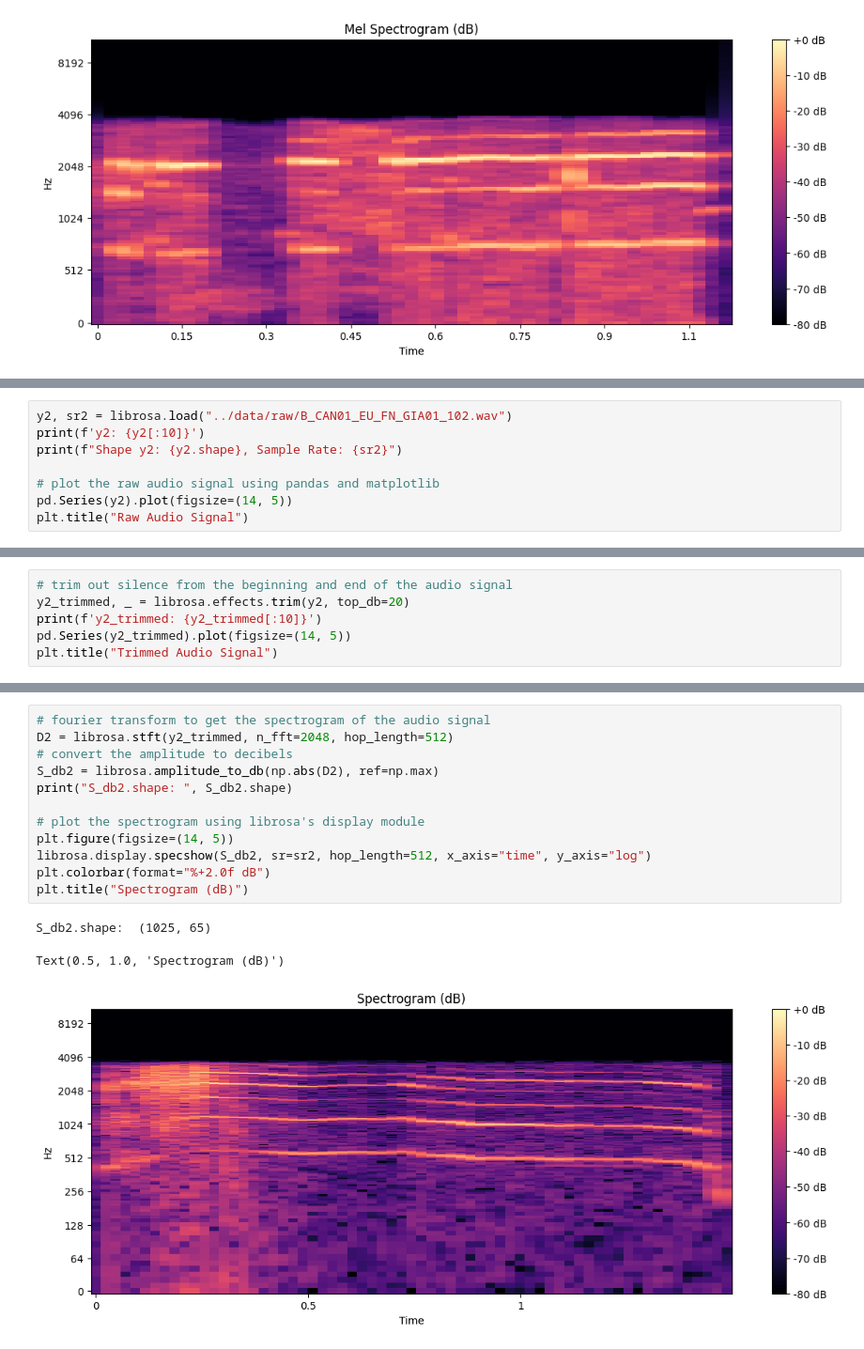
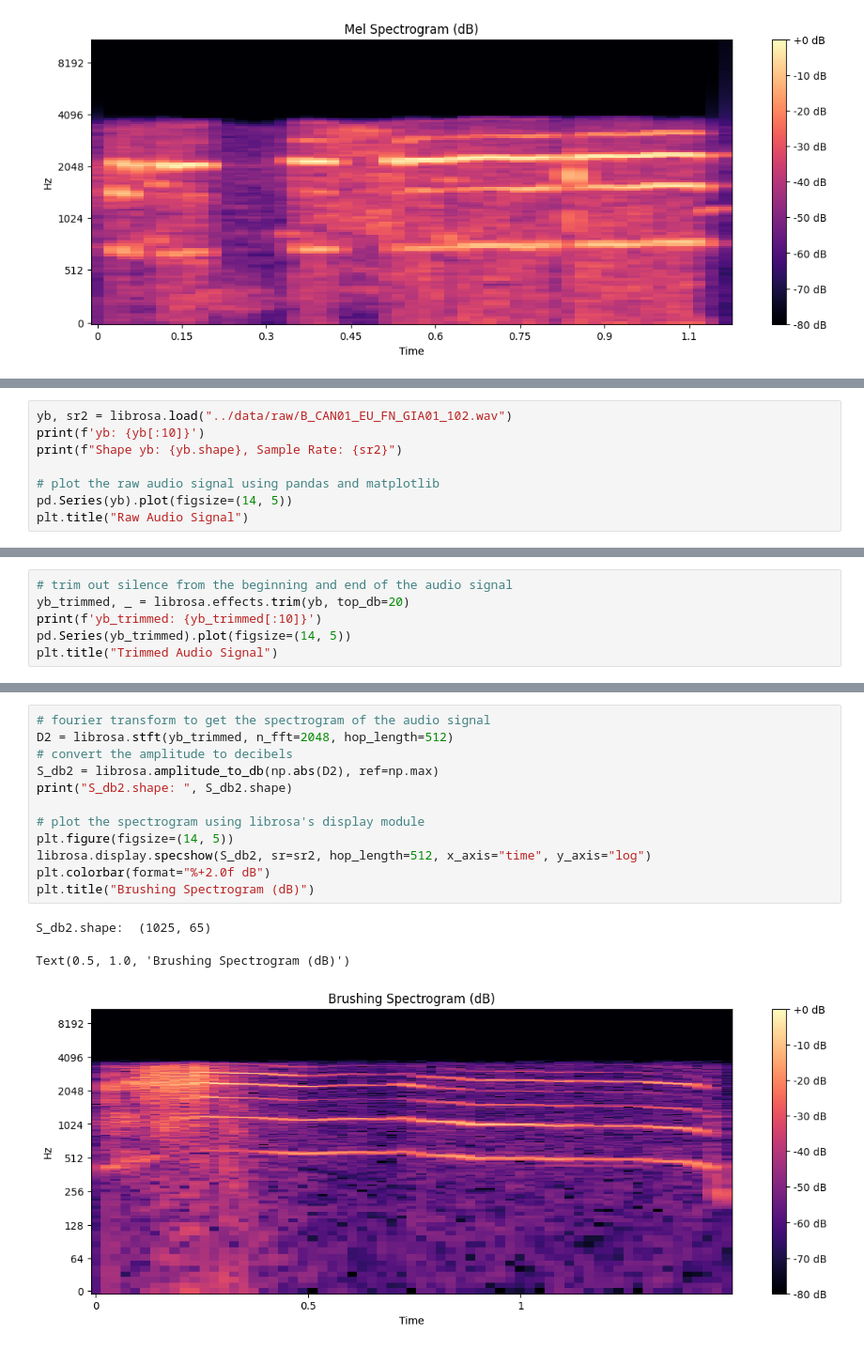
Before and after one commit to average-sushi-roll/cat-meow-classifier, a Jupyter notebook: notebooks/eda.ipynb, the cells around one changed output, grey strips where cells are left out. Shown at 94% size. Saved outputs shown, nothing was run; the diff lists cells and outputs as text.

```diff
--- a/notebooks/eda.ipynb
+++ b/notebooks/eda.ipynb
@@ -101,10 +106,10 @@ Text(0.5, 1.0, 'Mel Spectrogram (dB)')
 The first audio file was a bit low-quality, so I found a better quality audio clip from my dataset to analyze!
 # %%
-y2, sr2 = librosa.load("../data/raw/B_CAN01_EU_FN_GIA01_102.wav")
-print(f'y2: {y2[:10]}')
-print(f"Shape y2: {y2.shape}, Sample Rate: {sr2}")
+yb, sr2 = librosa.load("../data/raw/B_CAN01_EU_FN_GIA01_102.wav")
+print(f'yb: {yb[:10]}')
+print(f"Shape yb: {yb.shape}, Sample Rate: {sr2}")
 
 # plot the raw audio signal using pandas and matplotlib
-pd.Series(y2).plot(figsize=(14, 5))
+pd.Series(yb).plot(figsize=(14, 5))
 plt.title("Raw Audio Signal")
 # %% [output]
@@ -116,8 +121,8 @@ Text(0.5, 1.0, 'Raw Audio Signal')
 [figure]
 # %%
 # trim out silence from the beginning and end of the audio signal
-y2_trimmed, _ = librosa.effects.trim(y2, top_db=20)
-print(f'y2_trimmed: {y2_trimmed[:10]}')
-pd.Series(y2_trimmed).plot(figsize=(14, 5))
+yb_trimmed, _ = librosa.effects.trim(yb, top_db=20)
+print(f'yb_trimmed: {yb_trimmed[:10]}')
+pd.Series(yb_trimmed).plot(figsize=(14, 5))
 plt.title("Trimmed Audio Signal")
 # %% [output]
@@ -128,19 +133,19 @@ Text(0.5, 1.0, 'Trimmed Audio Signal')
 [figure]
 # %%
 # fourier transform to get the spectrogram of the audio signal
-D2 = librosa.stft(y2_trimmed, n_fft=2048, hop_length=512)
+D2 = librosa.stft(yb_trimmed, n_fft=2048, hop_length=512)
 # convert the amplitude to decibels
 S_db2 = librosa.amplitude_to_db(np.abs(D2), ref=np.max)
 print("S_db2.shape: ", S_db2.shape)
 
 # plot the spectrogram using librosa's display module
 plt.figure(figsize=(14, 5))
 librosa.display.specshow(S_db2, sr=sr2, hop_length=512, x_axis="time", y_axis="log")
 plt.colorbar(format="%+2.0f dB")
-plt.title("Spectrogram (dB)")
+plt.title("Brushing Spectrogram (dB)")
 # %% [output]
 S_db2.shape:  (1025, 65)
-Text(0.5, 1.0, 'Spectrogram (dB)')
+Text(0.5, 1.0, 'Brushing Spectrogram (dB)')
-[figure, old version]
+[figure, new version]
 # %%
 # use librosa.feature.melspectrogram to get the mel spectrogram of the audio signal
```
Also changed, not shown: parts of 18 cells of this notebook, 1 other file.
